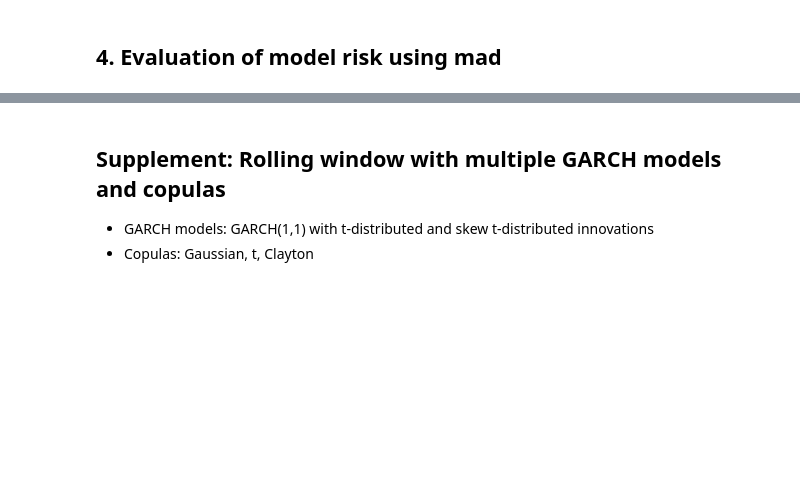
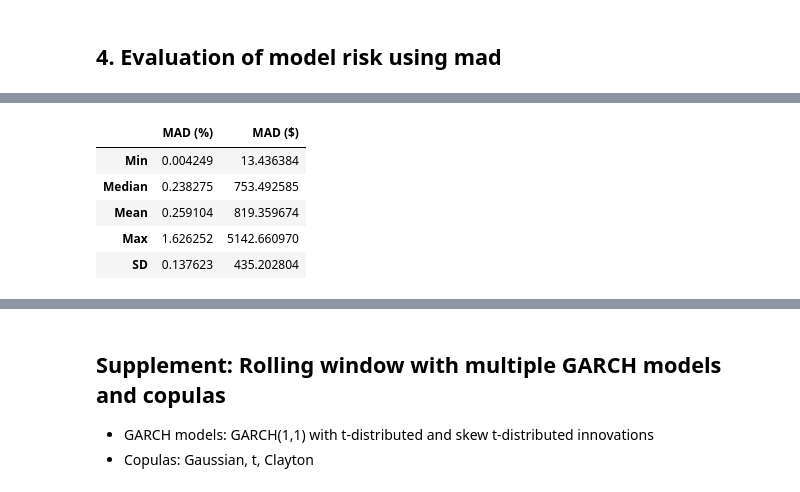
Before and after one commit to andrebraeuer/machinelearning, a Jupyter notebook: SANDBOX_copulagarch.ipynb, the cells around one changed output, grey strips where cells are left out. Saved outputs shown, nothing was run; the diff lists cells and outputs as text; code cells hidden in the pictures; blank space fills up the shorter version.

```diff
--- a/SANDBOX_copulagarch.ipynb
+++ b/SANDBOX_copulagarch.ipynb
@@ -1221,0 +1311,10 @@ christoffersen_pelletier_duration_test(get_exceedances(realized, var5["GaussianC
+# %%
+mad_summarystat = mad_summary_statistics(mad)
+mad_summarystat
+# %% [output]
+|  | MAD (%) | MAD ($) |
+| Min | 0.004249 | 13.436384 |
+| Median | 0.238275 | 753.492585 |
+| Mean | 0.259104 | 819.359674 |
+| Max | 1.626252 | 5142.660970 |
+| SD | 0.137623 | 435.202804 |
```
Also changed, not shown: parts of 5 cells of this notebook, 2 other files.
